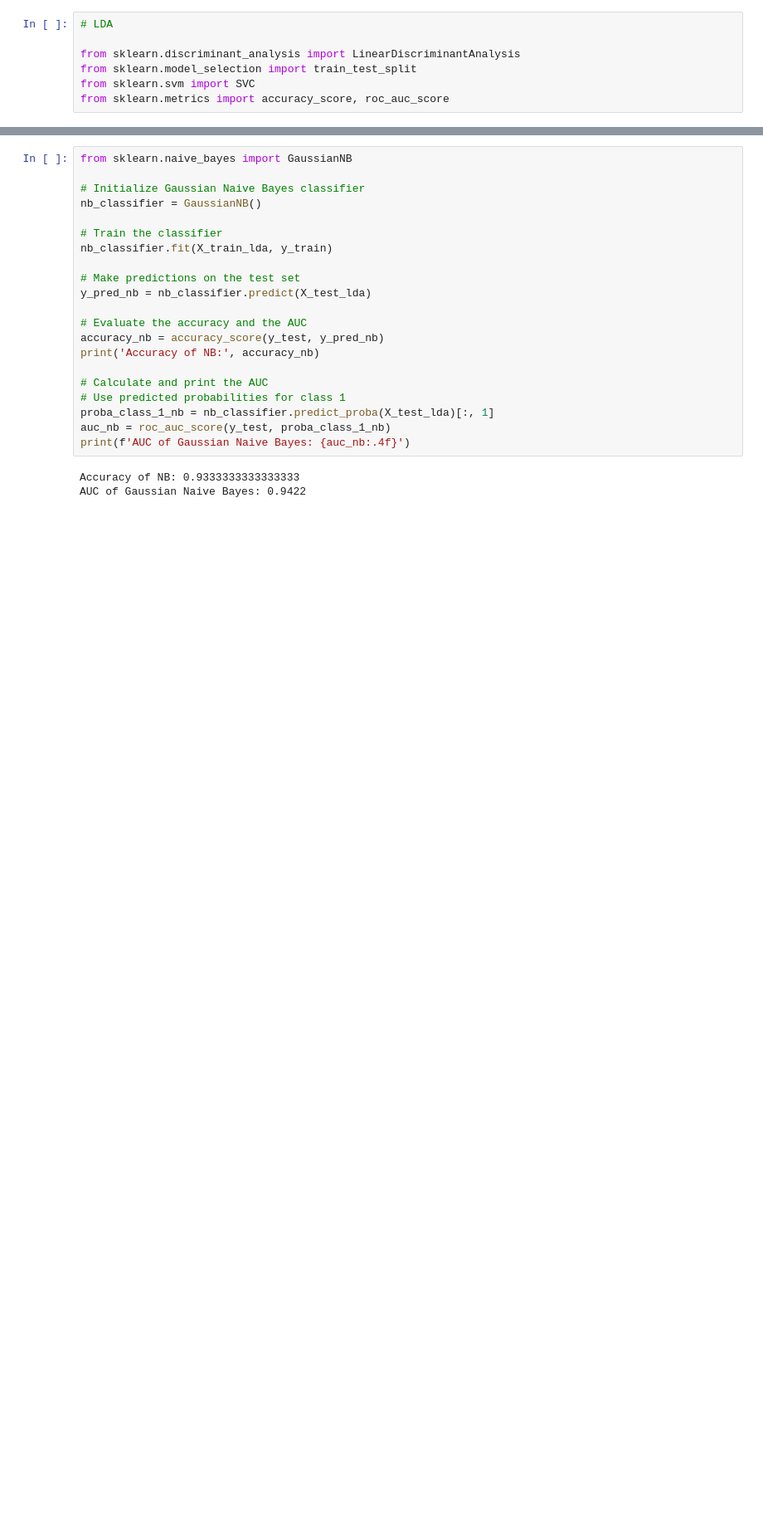
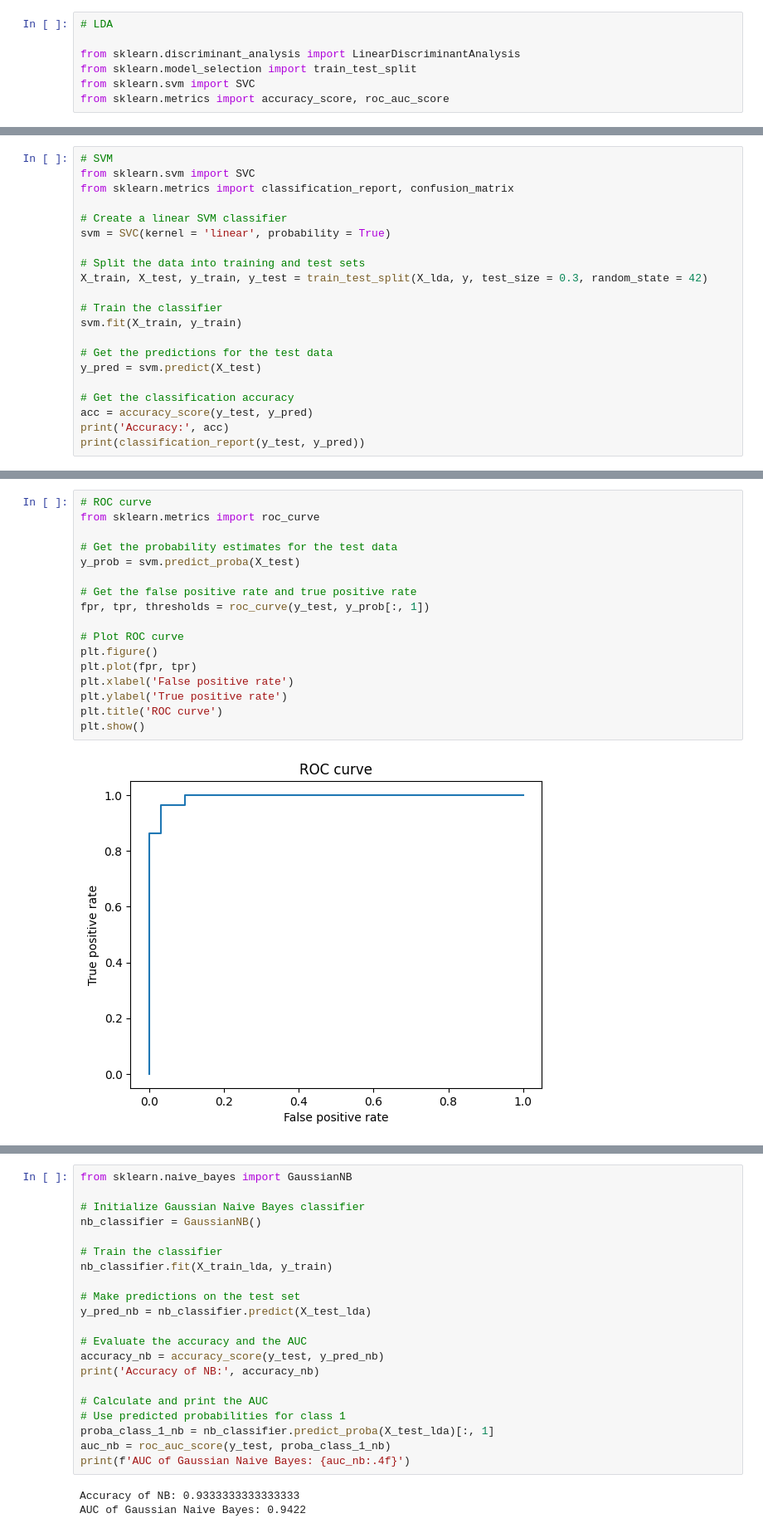
Before and after one commit to costanzapistone/Robot-Control-by-EEG-with-ML, a Jupyter notebook: code/signal_processing/eeg_100Hz.ipynb, the cells around one changed output, grey strips where cells are left out. Shown at 83% size. Cells and saved outputs as stored; diff of their text form; blank space fills up the shorter version.

```diff
--- a/code/signal_processing/eeg_100Hz.ipynb
+++ b/code/signal_processing/eeg_100Hz.ipynb
@@ -189,3 +188,24 @@ print('Shape of data after LDA: ', X_train_lda.shape, X_test_lda.shape)
 # %% [output]
 Shape of X and y: (200, 23600) (200,)
 Shape of data after LDA:  (140, 1) (60, 1)
+# %%
+# SVM
+from sklearn.svm import SVC
+from sklearn.metrics import classification_report, confusion_matrix
+
+# Create a linear SVM classifier
+svm = SVC(kernel = 'linear', probability = True)
+
+# Split the data into training and test sets
+X_train, X_test, y_train, y_test = train_test_split(X_lda, y, test_size = 0.3, random_state = 42)
+
+# Train the classifier
+svm.fit(X_train, y_train)
+
+# Get the predictions for the test data
+y_pred = svm.predict(X_test)
+
+# Get the classification accuracy
+acc = accuracy_score(y_test, y_pred)
+print('Accuracy:', acc)
+print(classification_report(y_test, y_pred))
@@ -192,3 +222,22 @@ Shape of data after LDA:  (140, 1) (60, 1)
+# %%
+# ROC curve
+from sklearn.metrics import roc_curve
+
+# Get the probability estimates for the test data
+y_prob = svm.predict_proba(X_test)
+
+# Get the false positive rate and true positive rate
+fpr, tpr, thresholds = roc_curve(y_test, y_prob[:, 1])
+
+# Plot ROC curve
+plt.figure()
+plt.plot(fpr, tpr)
+plt.xlabel('False positive rate')
+plt.ylabel('True positive rate')
+plt.title('ROC curve')
+plt.show()
+# %% [output]
+[figure, added]
 # %%
 # SVM
 
```
Also changed, not shown: parts of 12 cells of this notebook, 9 other files.
